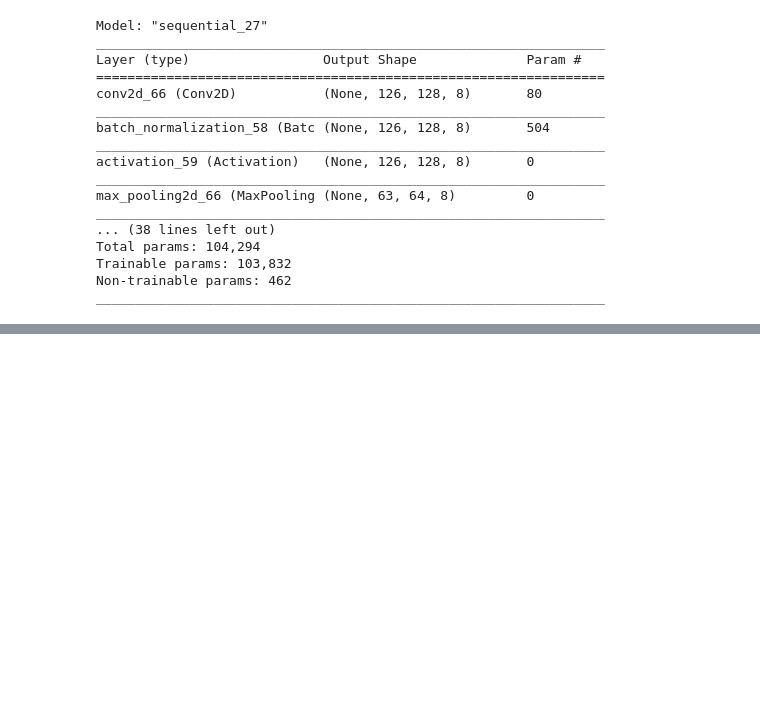
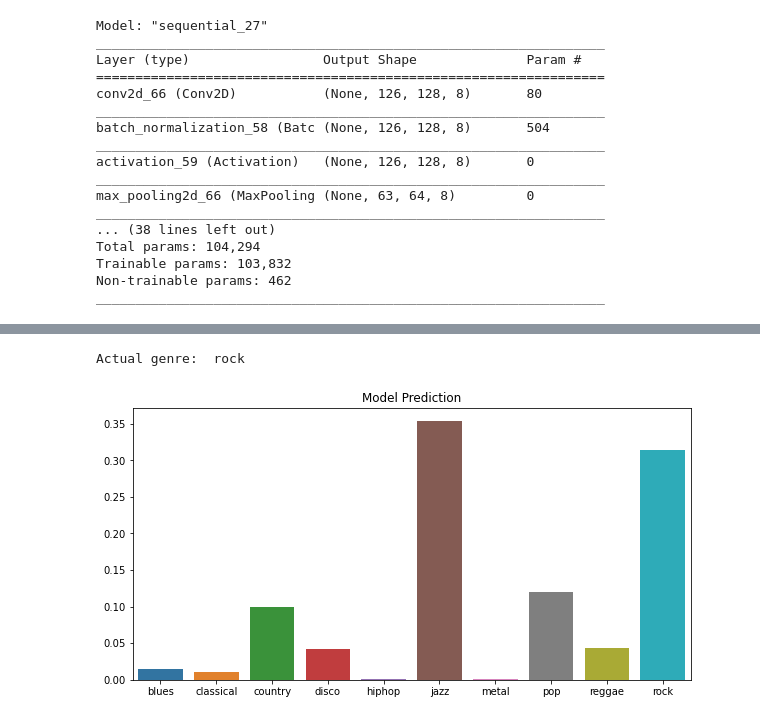
Before and after one commit to alexpondaven/Music-Genre-Classification, a Jupyter notebook: 4-Models using Mel Spectogram (including CNN).ipynb, the cells around one changed output, grey strips where cells are left out. Cells and saved outputs as stored; diff of their text form; code cells hidden in the pictures; blank space fills up the shorter version.

Commit message:
added visualisation of predictions and audio samples

```diff
--- a/4-Models using Mel Spectogram (including CNN).ipynb
+++ b/4-Models using Mel Spectogram (including CNN).ipynb
@@ -325,0 +348,2 @@ _________________________________________________________________
+# %%
+model = tf.keras.models.load_model("model80.h5")
@@ -325,0 +367,7 @@ _________________________________________________________________
+# %%
+# can recover the audio sample from the mel spectrogram to listen to the song
+sample_number=45
+pred_ex = X_test[sample_number].reshape(128,130)
+S_ex = librosa.feature.inverse.mel_to_stft(pred_ex)
+audio_ex = librosa.griffinlim(S_ex)
+ipd.Audio(audio_ex, rate=22050) # load a local WAV file
@@ -325,0 +376,10 @@ _________________________________________________________________
+# %%
+# Plotting predicted score for each class for first example of X_test
+print("Actual genre: ",genres[list(y_test[sample_number]).index(1)])
+
+plt.figure(figsize=(10,5))
+sns.barplot(x=genres,y=model.predict(X_test)[sample_number])
+plt.title("Model Prediction");
+# %% [output]
+Actual genre:  rock
+[figure, added]
```
Also changed, not shown: parts of 17 cells of this notebook, 2 other files.
